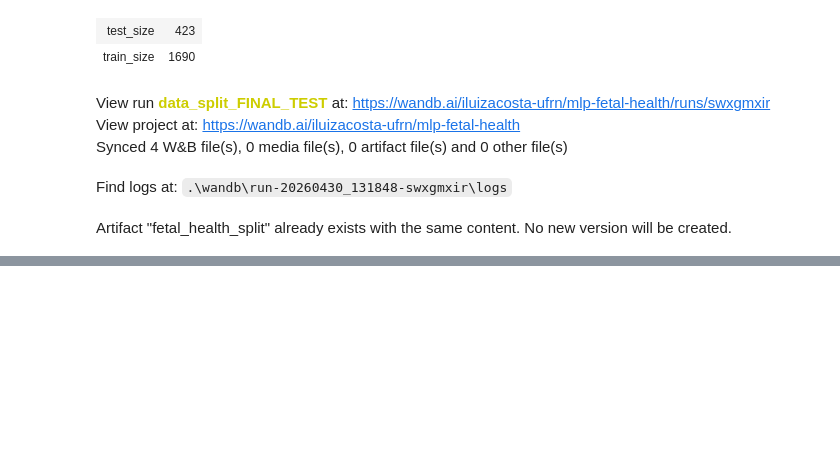
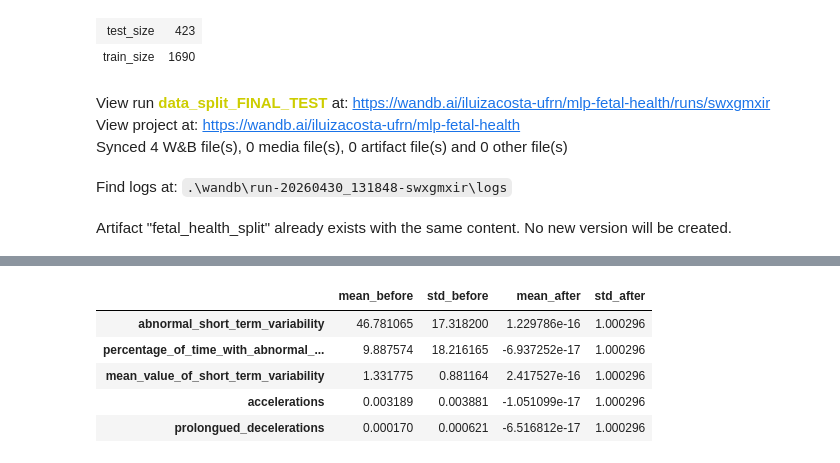
Before and after one commit to iluizacosta/mlp-advanced-ai-topics, a Jupyter notebook: fetal_health_notebook.ipynb, the cells around one changed output, grey strips where cells are left out. Saved outputs shown, nothing was run; the diff lists cells and outputs as text; code cells hidden in the pictures; blank space fills up the shorter version.

```diff
--- a/fetal_health_notebook.ipynb
+++ b/fetal_health_notebook.ipynb
@@ -853,0 +873,10 @@ Artifact "fetal_health_split" already exists with the same content. No new versi
+# %%
+def mutual_info_selection(df, target_col):
+    """
+    Estimates feature importance using mutual information.
+    """
+    X = df.drop(columns=[target_col])
+    y = df[target_col]
+
+    mi = mutual_info_classif(X, y, random_state=42)
+    return pd.Series(mi, index=X.columns).sort_values(ascending=False)
@@ -853,0 +1191,27 @@ Artifact "fetal_health_split" already exists with the same content. No new versi
+# %%
+# Before
+before_stats = train_df_selected.drop(columns=["fetal_health"]).agg(['mean', 'std']).T
+
+# After
+X_scaled = scaler.transform(train_df_selected.drop(columns=["fetal_health"]))
+
+after_stats = pd.DataFrame(
+    X_scaled,
+    columns=train_df_selected.drop(columns=["fetal_health"]).columns
+).agg(['mean', 'std']).T
+
+comparison = pd.DataFrame({
+    "mean_before": before_stats["mean"],
+    "std_before": before_stats["std"],
+    "mean_after": after_stats["mean"],
+    "std_after": after_stats["std"],
+})
+
+comparison.head()
+# %% [output]
+|  | mean_before | std_before | mean_after | std_after |
+| abnormal_short_term_variability | 46.781065 | 17.318200 | 1.229786e-16 | 1.000296 |
+| percentage_of_time_with_abnormal_... | 9.887574 | 18.216165 | -6.937252e-17 | 1.000296 |
+| mean_value_of_short_term_variability | 1.331775 | 0.881164 | 2.417527e-16 | 1.000296 |
+| accelerations | 0.003189 | 0.003881 | -1.051099e-17 | 1.000296 |
+| prolongued_decelerations | 0.000170 | 0.000621 | -6.516812e-17 | 1.000296 |
```
Also changed, not shown: parts of 25 cells of this notebook.
